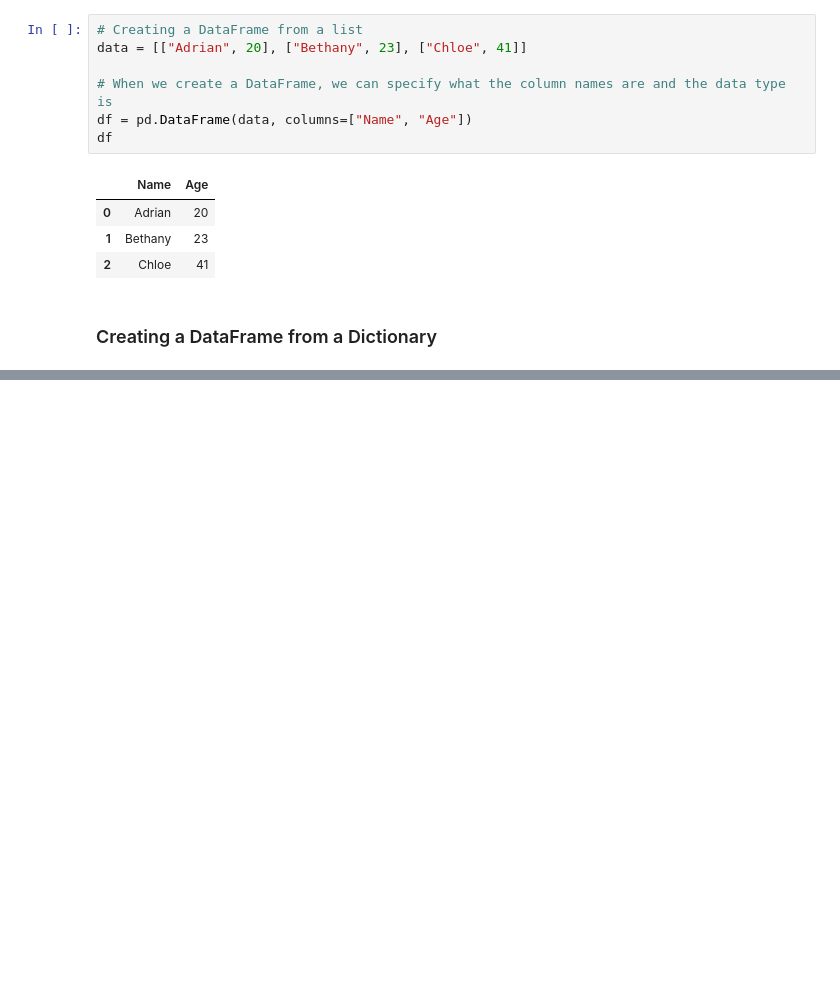
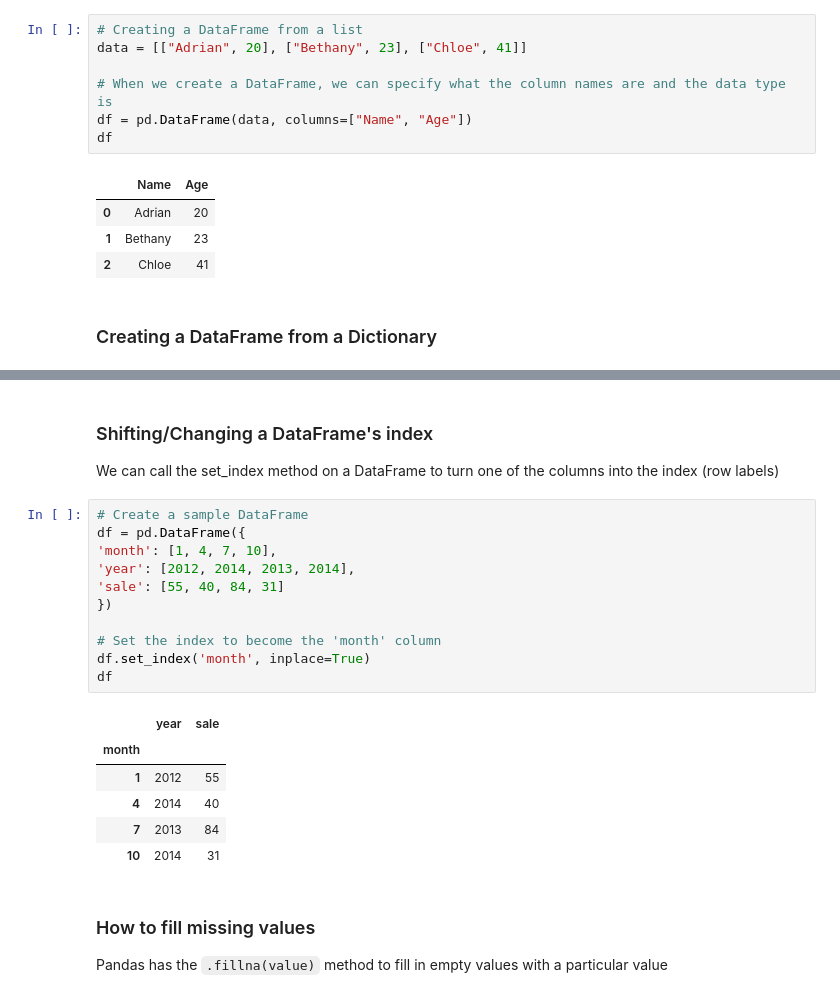
Before and after one commit to OscarHill/SpartaLearning, a Jupyter notebook: Python Scripts/Python for Data/Pandas Learning.ipynb, the cells around one changed output, grey strips where cells are left out. Cells and saved outputs as stored; diff of their text form; blank space fills up the shorter version.

```diff
--- a/Python Scripts/Python for Data/Pandas Learning.ipynb
+++ b/Python Scripts/Python for Data/Pandas Learning.ipynb
@@ -193,0 +255,26 @@ df
+# %% [markdown]
+### Shifting/Changing a DataFrame's index
+
+We can call the set_index method on a DataFrame to turn one of the columns into the index (row labels)
+# %%
+# Create a sample DataFrame
+df = pd.DataFrame({
+'month': [1, 4, 7, 10],
+'year': [2012, 2014, 2013, 2014],
+'sale': [55, 40, 84, 31]
+})
+
+# Set the index to become the 'month' column
+df.set_index('month', inplace=True)
+df
+# %% [output]
+|  | year | sale |
+| month |  |  |
+| 1 | 2012 | 55 |
+| 4 | 2014 | 40 |
+| 7 | 2013 | 84 |
+| 10 | 2014 | 31 |
+# %% [markdown]
+### How to fill missing values
+
+Pandas has the `.fillna(value)` method to fill in empty values with a particular value
```
Also changed, not shown: parts of 54 cells of this notebook, 7 other files.
